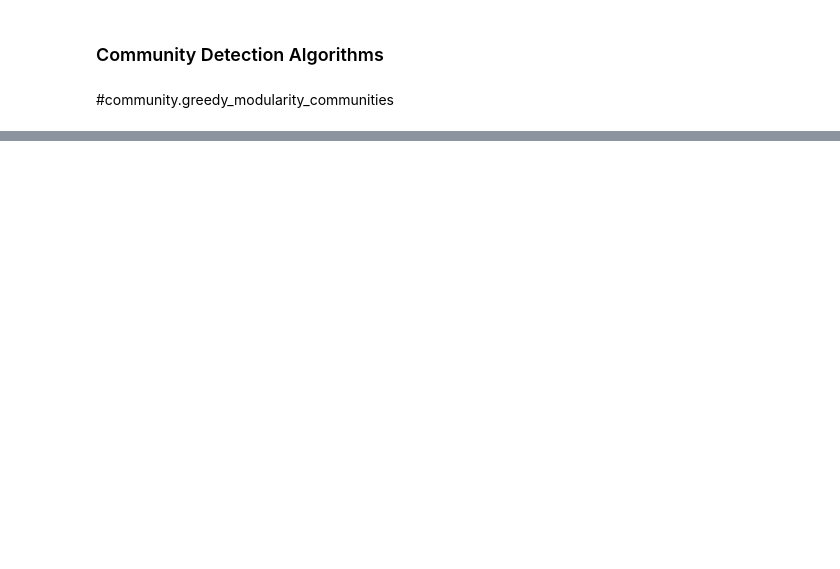
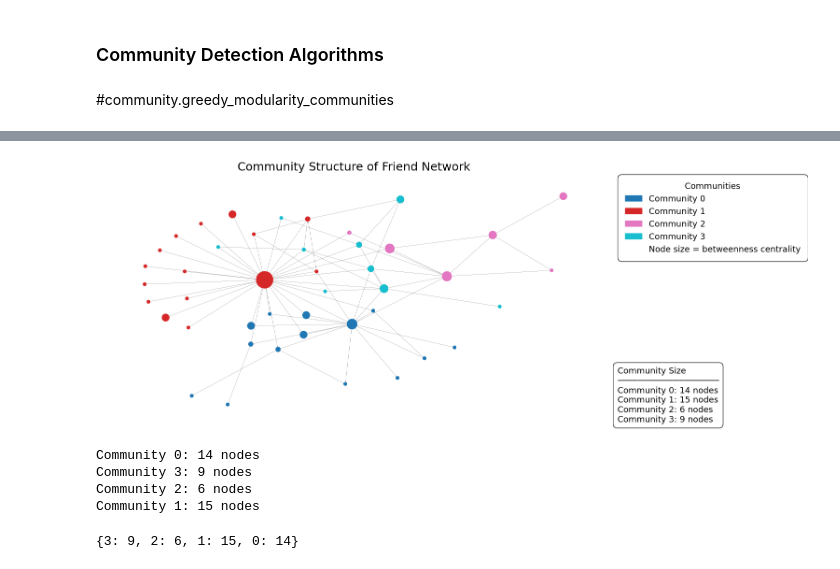
Before and after one commit to brandon841/analytics_report, a Jupyter notebook: friend_analytics.ipynb, the cells around one changed output, grey strips where cells are left out. Drawn from its saved outputs; the diff is of its cells as text; code cells hidden in the pictures; blank space fills up the shorter version.

Commit message:
Community algo for friend analytics

```diff
--- a/friend_analytics.ipynb
+++ b/friend_analytics.ipynb
@@ -226,4 +241,4 @@ eigenvector_centrality = nx.centrality.eigenvector_centrality(
 # %% [markdown]
 Betweenness centrality measures how often a node appears on the shortest path between other nodes which is then intepreted as a metric of bridging or brokering
 # %%
-centrality = nx.betweenness_centrality(G, k=10, endpoints=True)
+betweenness_centrality = nx.betweenness_centrality(G, k=10, endpoints=True)
@@ -233,0 +290,69 @@ centrality = nx.betweenness_centrality(G, k=10, endpoints=True)
+# %%
+import community as community_louvain
+communities = community_louvain.best_partition(G)
+# %%
+# Creating color map for communities
+import matplotlib.patches as mpatches
+unique_communities = sorted(set(communities.values()))
+community_to_color = {comm: plt.cm.tab10(i / max(1, len(unique_communities)-1)) for i, comm in enumerate(unique_communities)}
+colors = [community_to_color[communities[node]] for node in G.nodes()]
+
+node_size = [
+    v * 1000 for v in betweenness_centrality.values()
+]  # set up nodes size for a nice graph representation
+fig, ax = plt.subplots(figsize=(14, 7))
+font_family = 'DejaVu Sans'
+font_size = 13
+
+nx.draw_networkx(G, pos=pos, node_color=colors, node_size=node_size, with_labels=False, width=0.15, cmap='tab10', ax=ax)
+
+# Add legend with correct color mapping for community names
+patches = [mpatches.Patch(color=community_to_color[comm], label=f'Community {comm}') for comm in unique_communities]
+# Add a dummy patch for node size explanation
+patches.append(mpatches.Patch(color='none', label='Node size = betweenness centrality'))
+legend = ax.legend(handles=patches, loc='upper left', bbox_to_anchor=(1.02, 1.0), title='Communities',
+                   fontsize=font_size, title_fontsize=font_size, frameon=True,
+                   fancybox=True, shadow=False, edgecolor='black')
+legend.get_frame().set_boxstyle('round,pad=0.5')
+legend.get_frame().set_facecolor('white')
+legend.get_frame().set_alpha(0.85)
+plt.setp(legend.get_texts(), fontfamily=font_family)
+plt.setp(legend.get_title(), fontfamily=font_family)
+
+# Add centered title
+ax.set_title('Community Structure of Friend Network', fontsize=18, fontfamily=font_family, loc='center')
+
+# How big are communities? Add annotation in the bottom right for each community
+from collections import Counter
+count_dict = Counter(communities.values())
+sorted_dict = {key: value for key, value in sorted(count_dict.items(), key=lambda item: item[0], reverse=False)}
+
+# Build the text string with title and all communities
+annotation_text = "Community Size\n" + "─" * 20 + "\n"
+for k, v in sorted_dict.items():
+    annotation_text += f"Community {k}: {v} nodes\n"
+
+# Remove trailing newline
+annotation_text = annotation_text.rstrip('\n')
+
+x = 1.02
+y_start = 0.01
+ax.annotate(annotation_text, xy=(x, y_start), xycoords='axes fraction',
+            fontsize=font_size, ha='left', va='bottom', fontfamily=font_family,
+            bbox=dict(boxstyle='round,pad=0.5', fc='white', alpha=0.85, ec='black'))
+
+ax.axis("off")
+plt.savefig('community_plot.png', bbox_inches='tight')
+# %% [output]
+[figure, added]
+# %%
+#How big are communities?
+from collections import Counter
+count_dict = Counter(communities.values())
+for k, v in count_dict.items():
+    print(f"Community {k}: {v} nodes")
+# %% [output]
+Community 0: 14 nodes
+Community 3: 9 nodes
+Community 2: 6 nodes
+Community 1: 15 nodes
@@ -233,0 +362,4 @@ centrality = nx.betweenness_centrality(G, k=10, endpoints=True)
+# %%
+sorted_dict
+# %% [output]
+{3: 9, 2: 6, 1: 15, 0: 14}
```
Also changed, not shown: parts of 10 cells of this notebook, 1 other file.
